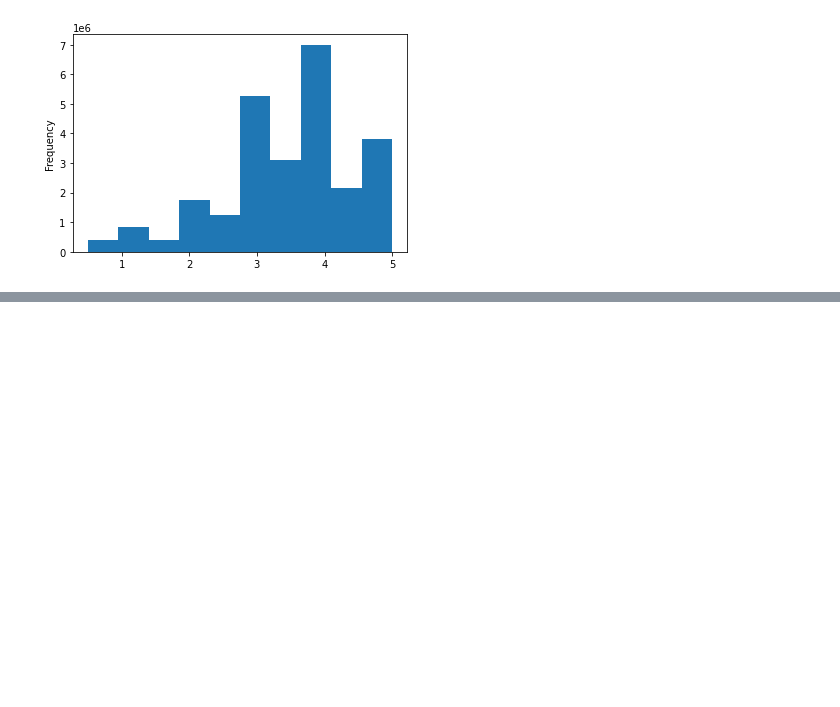
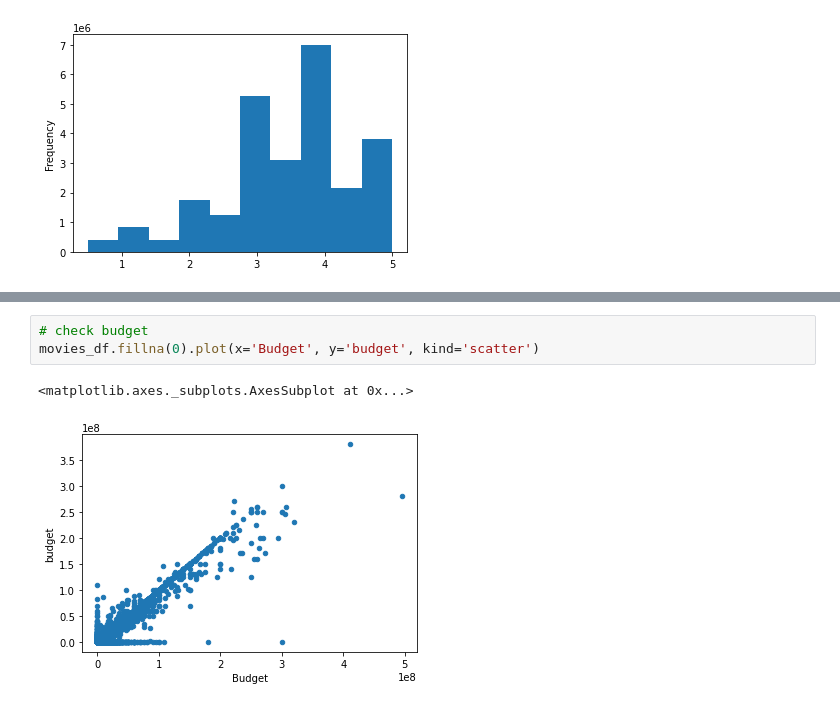
Before and after one commit to alexyang1818/bootcamp8_Movies-ETL, a Jupyter notebook: movies_etl.ipynb, the cells around one changed output, grey strips where cells are left out. Drawn from its saved outputs; the diff is of its cells as text; blank space fills up the shorter version.

```diff
--- a/movies_etl.ipynb
+++ b/movies_etl.ipynb
@@ -852,0 +932,6 @@ ratings['rating'].plot(kind='hist')
+# %%
+# check budget
+movies_df.fillna(0).plot(x='Budget', y='budget', kind='scatter')
+# %% [output]
+<matplotlib.axes._subplots.AxesSubplot at 0x...>
+[figure, added]
```
Also changed, not shown: parts of 28 cells of this notebook.
